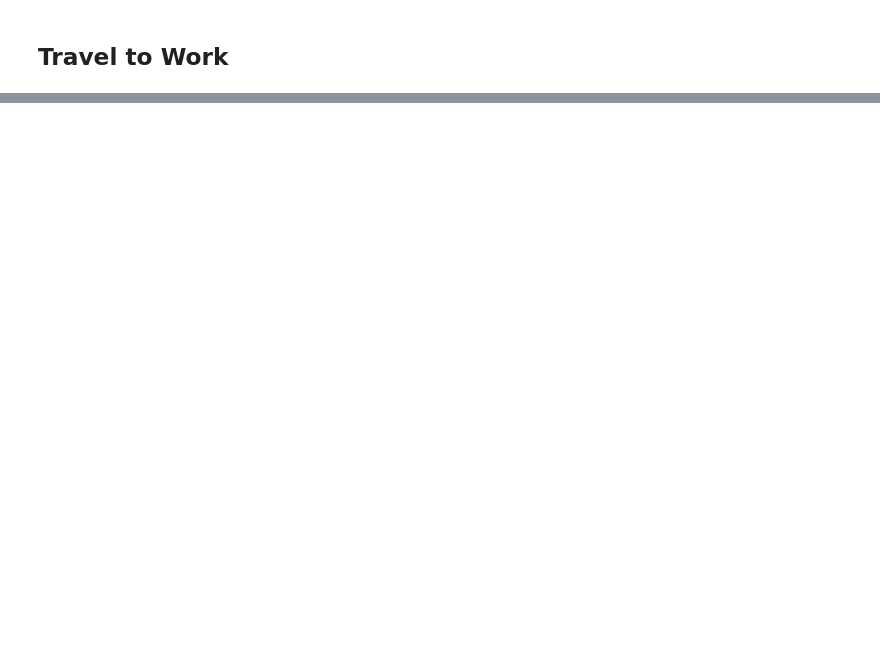
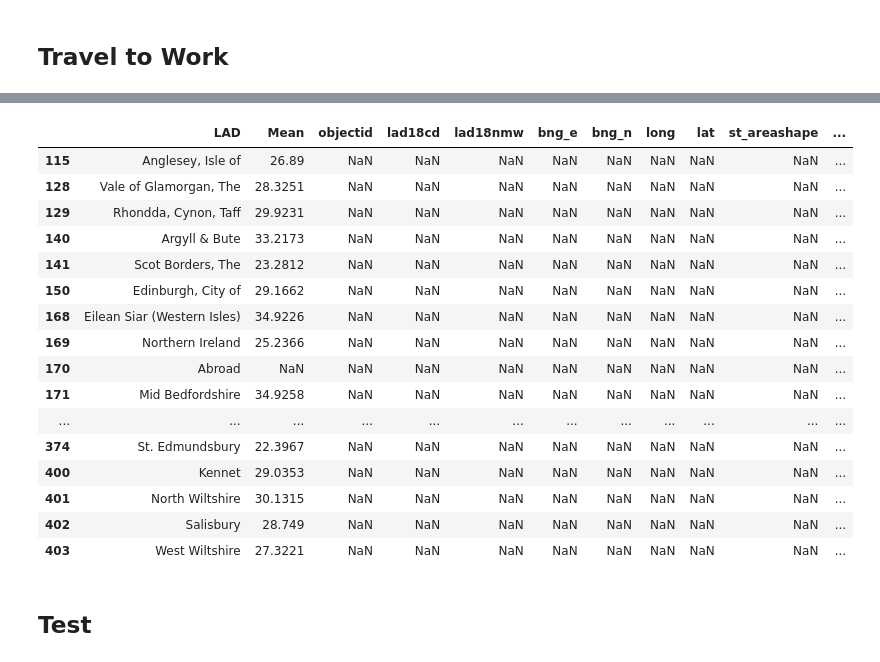
Before and after one commit to nestauk/beis-indicators, a Jupyter notebook: ds/notebooks/dev/15_ao_travel.ipynb, the cells around one changed output, grey strips where cells are left out. Saved outputs shown, nothing was run; the diff lists cells and outputs as text; code cells hidden in the pictures; blank space fills up the shorter version.

```diff
--- a/ds/notebooks/dev/15_ao_travel.ipynb
+++ b/ds/notebooks/dev/15_ao_travel.ipynb
@@ -409,0 +452,2 @@ df_rail_lep = df_rail_lep.sort_values(by='lep_id')
+# %%
+df['LAD'] = df['UALADGB UA / LAD of residence'].apply(lambda x: x.strip().split(" ",1)[1])
@@ -409,0 +456,2 @@ df_rail_lep = df_rail_lep.sort_values(by='lep_id')
+# %%
+df = df[['LAD', 'Mean']]
@@ -409,0 +483,26 @@ df_rail_lep = df_rail_lep.sort_values(by='lep_id')
+# %%
+lad_latlon = lad_latlon.rename(columns={'lad18nm':'LAD'})
+# %%
+df_merge = df.merge(lad_latlon, on='LAD', how='left')
+# %%
+df_merge[df_merge['objectid'].isna()]
+# %% [output]
+|  | LAD | Mean | objectid | lad18cd | lad18nmw | bng_e | bng_n | long | lat | st_areashape | ... |
+| 115 | Anglesey, Isle of | 26.89 | NaN | NaN | NaN | NaN | NaN | NaN | NaN | NaN | ... |
+| 128 | Vale of Glamorgan, The | 28.3251 | NaN | NaN | NaN | NaN | NaN | NaN | NaN | NaN | ... |
+| 129 | Rhondda, Cynon, Taff | 29.9231 | NaN | NaN | NaN | NaN | NaN | NaN | NaN | NaN | ... |
+| 140 | Argyll & Bute | 33.2173 | NaN | NaN | NaN | NaN | NaN | NaN | NaN | NaN | ... |
+| 141 | Scot Borders, The | 23.2812 | NaN | NaN | NaN | NaN | NaN | NaN | NaN | NaN | ... |
+| 150 | Edinburgh, City of | 29.1662 | NaN | NaN | NaN | NaN | NaN | NaN | NaN | NaN | ... |
+| 168 | Eilean Siar (Western Isles) | 34.9226 | NaN | NaN | NaN | NaN | NaN | NaN | NaN | NaN | ... |
+| 169 | Northern Ireland | 25.2366 | NaN | NaN | NaN | NaN | NaN | NaN | NaN | NaN | ... |
+| 170 | Abroad | NaN | NaN | NaN | NaN | NaN | NaN | NaN | NaN | NaN | ... |
+| 171 | Mid Bedfordshire | 34.9258 | NaN | NaN | NaN | NaN | NaN | NaN | NaN | NaN | ... |
+| ... | ... | ... | ... | ... | ... | ... | ... | ... | ... | ... | ... |
+| 374 | St. Edmundsbury | 22.3967 | NaN | NaN | NaN | NaN | NaN | NaN | NaN | NaN | ... |
+| 400 | Kennet | 29.0353 | NaN | NaN | NaN | NaN | NaN | NaN | NaN | NaN | ... |
+| 401 | North Wiltshire | 30.1315 | NaN | NaN | NaN | NaN | NaN | NaN | NaN | NaN | ... |
+| 402 | Salisbury | 28.749 | NaN | NaN | NaN | NaN | NaN | NaN | NaN | NaN | ... |
+| 403 | West Wiltshire | 27.3221 | NaN | NaN | NaN | NaN | NaN | NaN | NaN | NaN | ... |
+# %% [markdown]
+## Test
```
Also changed, not shown: parts of 48 cells of this notebook, 19 other files.
